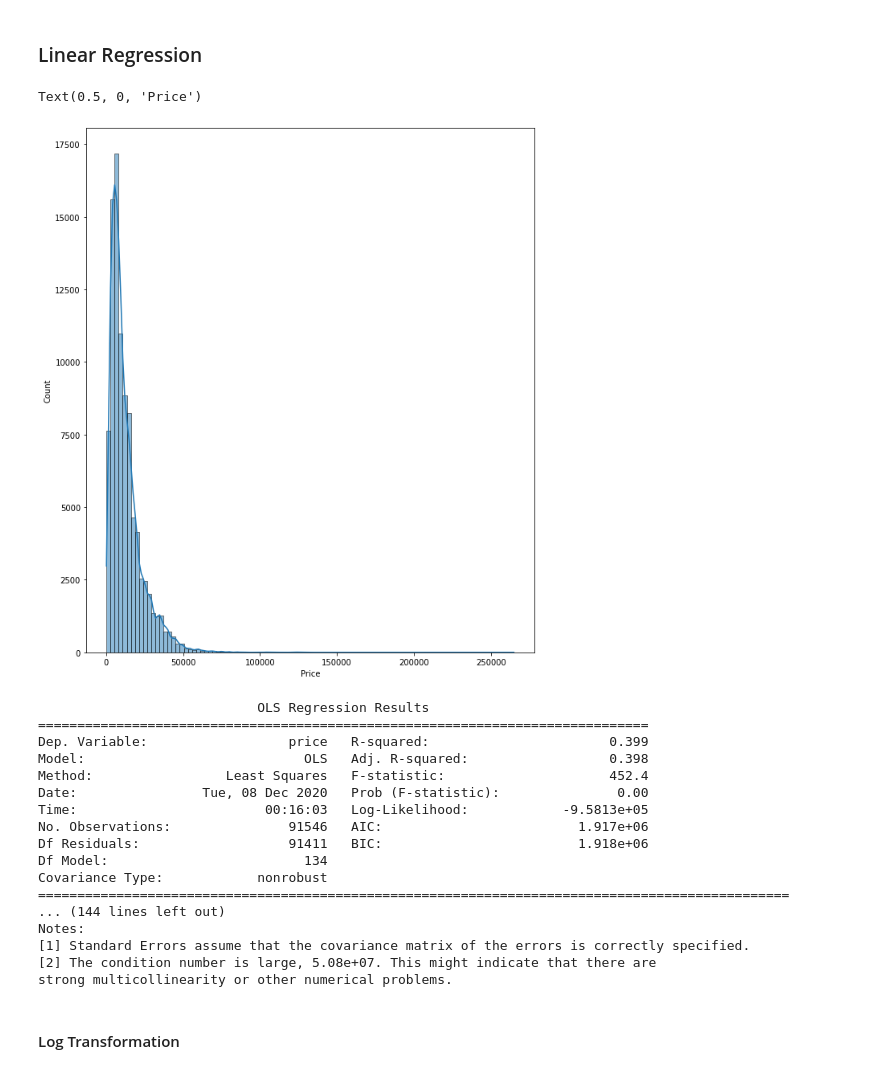
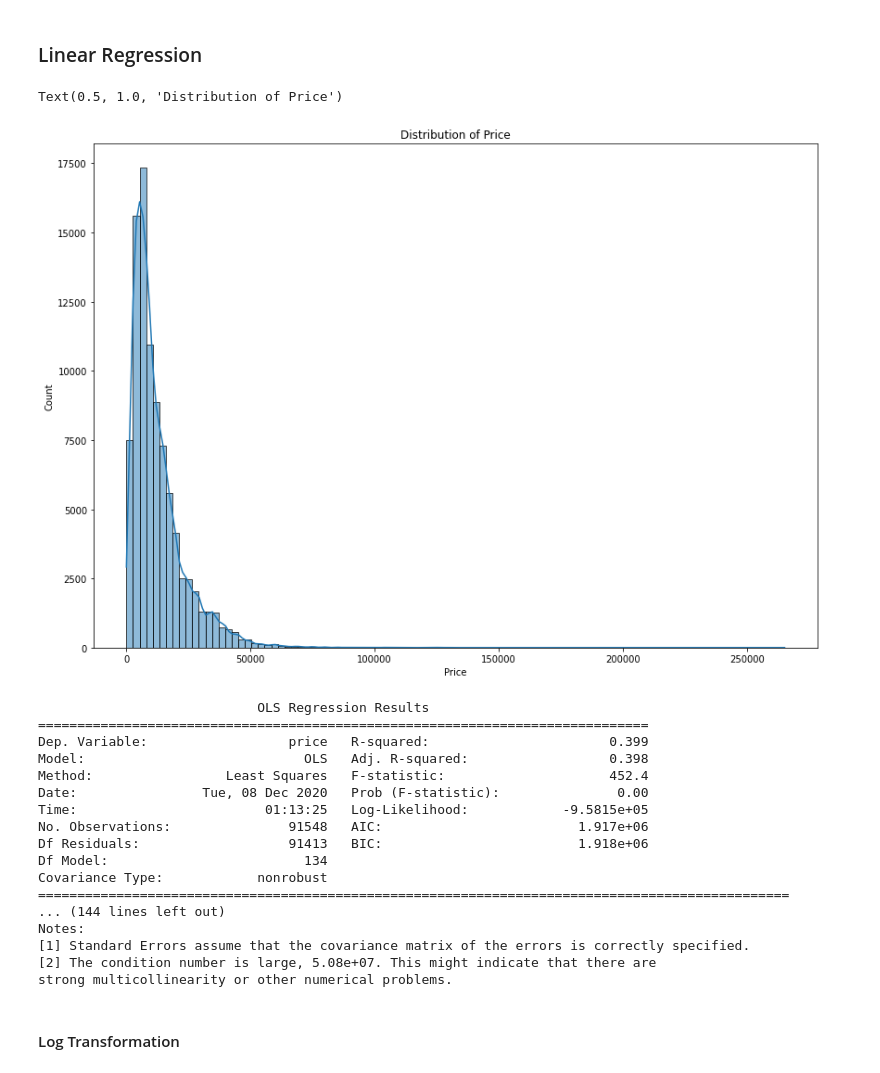
Before and after one commit to matthiasronnau/BANA-212-Final-Project, a Jupyter notebook: BANA-212 Final Project.ipynb, the cells around one changed output. Saved outputs shown, nothing was run; the diff lists cells and outputs as text; code cells hidden in the pictures.

```diff
--- a/BANA-212 Final Project.ipynb
+++ b/BANA-212 Final Project.ipynb
@@ -367,6 +358,3 @@ price_binned = pd.cut(cars["price"], bins = [min_price, price_25, price_50, pric
-# %%
-cars["price_binned"] = price_binned
-cars = cars[[cars.columns[0]] + [cars.columns[-1]] + list(cars.columns[1:-1])]
 # %%
 cars["type"].unique()
 # %% [output]
@@ -398,4 +386,16 @@ Index(['price', 'price_binned', 'year', 'manufacturer', 'condition',
       dtype='object')
+# %%
+min_price = cars_no_missing["price"].min() - 1
+price_25 = cars_no_missing["price"].quantile(0.25)
+price_50 = cars_no_missing["price"].quantile(0.50)
+price_75 = cars_no_missing["price"].quantile(0.75)
+max_price = cars_no_missing["price"].max() + 1
+
+price_binned = pd.cut(cars_no_missing["price"], bins = [min_price, price_25, price_50, price_75, max_price],
+       labels = ["Very Low", "Low", "Mid-High", "Expensive"])
+# %%
+cars_no_missing["price_binned"] = price_binned
+cars_no_missing = cars_no_missing[[cars_no_missing.columns[0]] + [cars_no_missing.columns[-1]] + list(cars_no_missing.columns[1:-1])]
 # %% [markdown]
 ### Visualizations on Final Data
 # %%
@@ -562,13 +562,14 @@ cars_price_binned.head()
 # %% [markdown]
 ### Linear Regression
 # %%
-plt.figure(figsize = (10, 12))
+plt.figure(figsize = (14, 10))
 plt.ticklabel_format(style = "plain")
 sns.histplot(data = cars_linear_data, x = "price", bins = 100, kde = True)
 plt.xlabel("Price")
+plt.title("Distribution of Price")
 # %% [output]
-Text(0.5, 0, 'Price')
+Text(0.5, 1.0, 'Distribution of Price')
-[figure, old version]
+[figure, new version]
 # %%
 X_linear = cars_linear_data.iloc[:, 1:]
 y_linear = cars_linear_data["price"]
@@ -584,9 +585,9 @@ Dep. Variable:                  price   R-squared:                       0.399
 Model:                            OLS   Adj. R-squared:                  0.398
 Method:                 Least Squares   F-statistic:                     452.4
 Date:                Tue, 08 Dec 2020   Prob (F-statistic):               0.00
-Time:                        00:16:03   Log-Likelihood:            -9.5813e+05
-No. Observations:               91546   AIC:                         1.917e+06
-Df Residuals:                   91411   BIC:                         1.918e+06
+Time:                        01:13:25   Log-Likelihood:            -9.5815e+05
+No. Observations:               91548   AIC:                         1.917e+06
+Df Residuals:                   91413   BIC:                         1.918e+06
 Df Model:                         134
 Covariance Type:            nonrobust
 ================================================================================================
```
Also changed, not shown: parts of 23 cells of this notebook.
